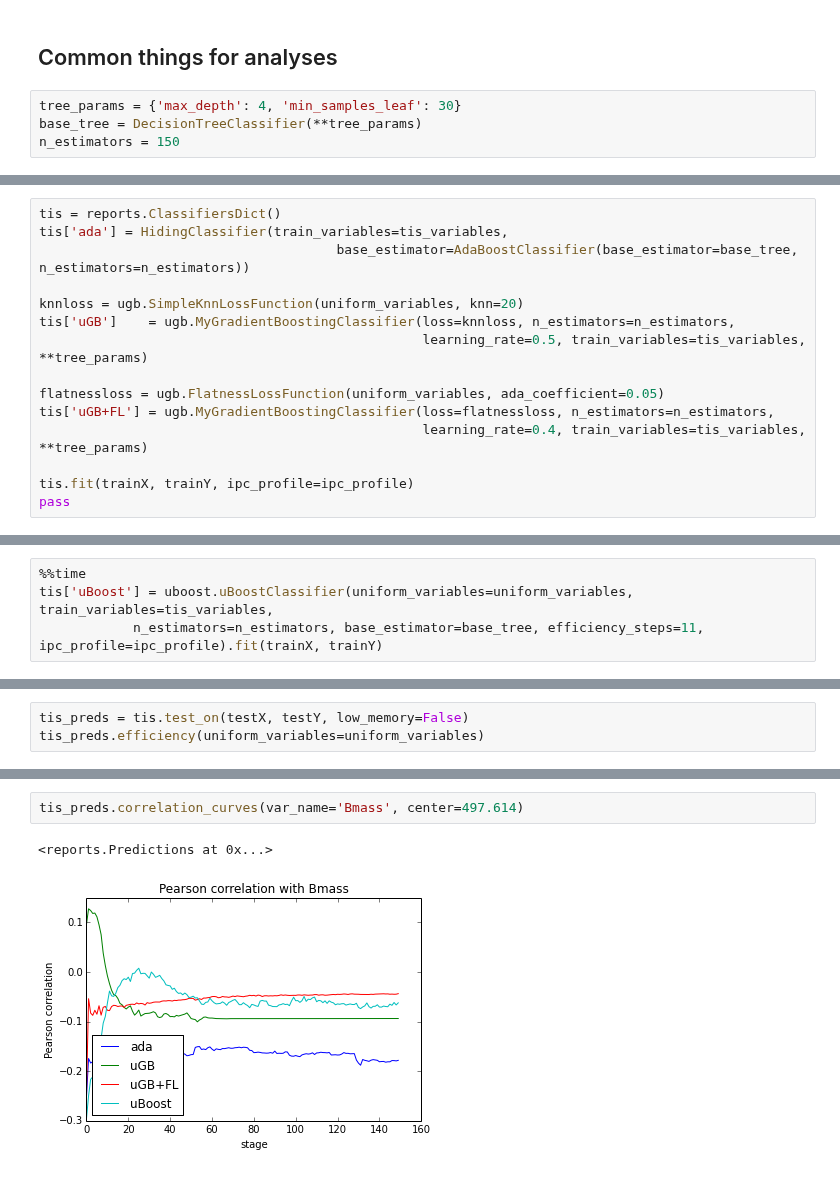
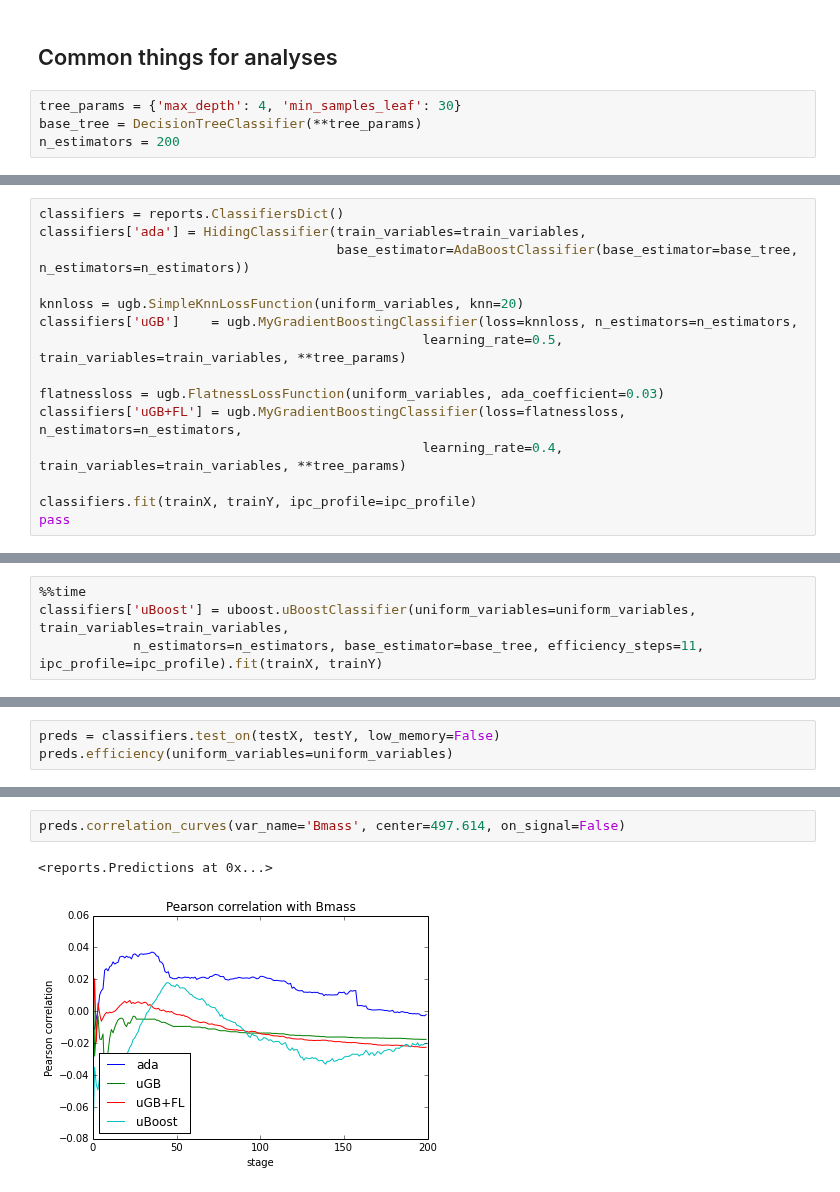
Before and after one commit to anaderi/lhcb_trigger_ml, a Jupyter notebook: IPythonWorkflow/Analysis_KsIntoMuMu.ipynb, the cells around one changed output, grey strips where cells are left out. Saved outputs shown, nothing was run; the diff lists cells and outputs as text.

```diff
--- a/IPythonWorkflow/Analysis_KsIntoMuMu.ipynb
+++ b/IPythonWorkflow/Analysis_KsIntoMuMu.ipynb
@@ -78,5 +82,5 @@ trainX, testX, trainY, testY = commonutils.my_train_test_split(data, labels, tra
 # %%
 tree_params = {'max_depth': 4, 'min_samples_leaf': 30}
 base_tree = DecisionTreeClassifier(**tree_params)
-n_estimators = 150
+n_estimators = 200
 # %% [markdown]
@@ -84,15 +88,15 @@ n_estimators = 150
 # %%
-tis = reports.ClassifiersDict()
-tis['ada'] = HidingClassifier(train_variables=tis_variables,
+classifiers = reports.ClassifiersDict()
+classifiers['ada'] = HidingClassifier(train_variables=train_variables,
                                       base_estimator=AdaBoostClassifier(base_estimator=base_tree, n_estimators=n_estimators))
 
 knnloss = ugb.SimpleKnnLossFunction(uniform_variables, knn=20)
-tis['uGB']    = ugb.MyGradientBoostingClassifier(loss=knnloss, n_estimators=n_estimators,
-                                                 learning_rate=0.5, train_variables=tis_variables, **tree_params)
+classifiers['uGB']    = ugb.MyGradientBoostingClassifier(loss=knnloss, n_estimators=n_estimators,
+                                                 learning_rate=0.5, train_variables=train_variables, **tree_params)
 
-flatnessloss = ugb.FlatnessLossFunction(uniform_variables, ada_coefficient=0.05)
-tis['uGB+FL'] = ugb.MyGradientBoostingClassifier(loss=flatnessloss, n_estimators=n_estimators,
-                                                 learning_rate=0.4, train_variables=tis_variables, **tree_params)
+flatnessloss = ugb.FlatnessLossFunction(uniform_variables, ada_coefficient=0.03)
+classifiers['uGB+FL'] = ugb.MyGradientBoostingClassifier(loss=flatnessloss, n_estimators=n_estimators,
+                                                 learning_rate=0.4, train_variables=train_variables, **tree_params)
 
-tis.fit(trainX, trainY, ipc_profile=ipc_profile)
+classifiers.fit(trainX, trainY, ipc_profile=ipc_profile)
 pass
@@ -103,5 +103,5 @@ We spent 201.83 seconds on parallel training
 # %%
 %%time
-tis['uBoost'] = uboost.uBoostClassifier(uniform_variables=uniform_variables, train_variables=tis_variables,
+classifiers['uBoost'] = uboost.uBoostClassifier(uniform_variables=uniform_variables, train_variables=train_variables,
             n_estimators=n_estimators, base_estimator=base_tree, efficiency_steps=11, ipc_profile=ipc_profile).fit(trainX, trainY)
 # %% [output]
@@ -110,5 +112,5 @@ Wall time: 4min 10s
 # %%
-tis_preds = tis.test_on(testX, testY, low_memory=False)
-tis_preds.efficiency(uniform_variables=uniform_variables)
+preds = classifiers.test_on(testX, testY, low_memory=False)
+preds.efficiency(uniform_variables=uniform_variables)
 # %% [output]
 <reports.Predictions at 0x...>
@@ -128,5 +130,5 @@ show()
 # %%
-tis_preds.correlation_curves(var_name='Bmass', center=497.614)
+preds.correlation_curves(var_name='Bmass', center=497.614, on_signal=False)
 # %% [output]
 <reports.Predictions at 0x...>
-[figure, old version]
+[figure, new version]
```
Also changed, not shown: parts of 30 cells of this notebook, 1 other file.
